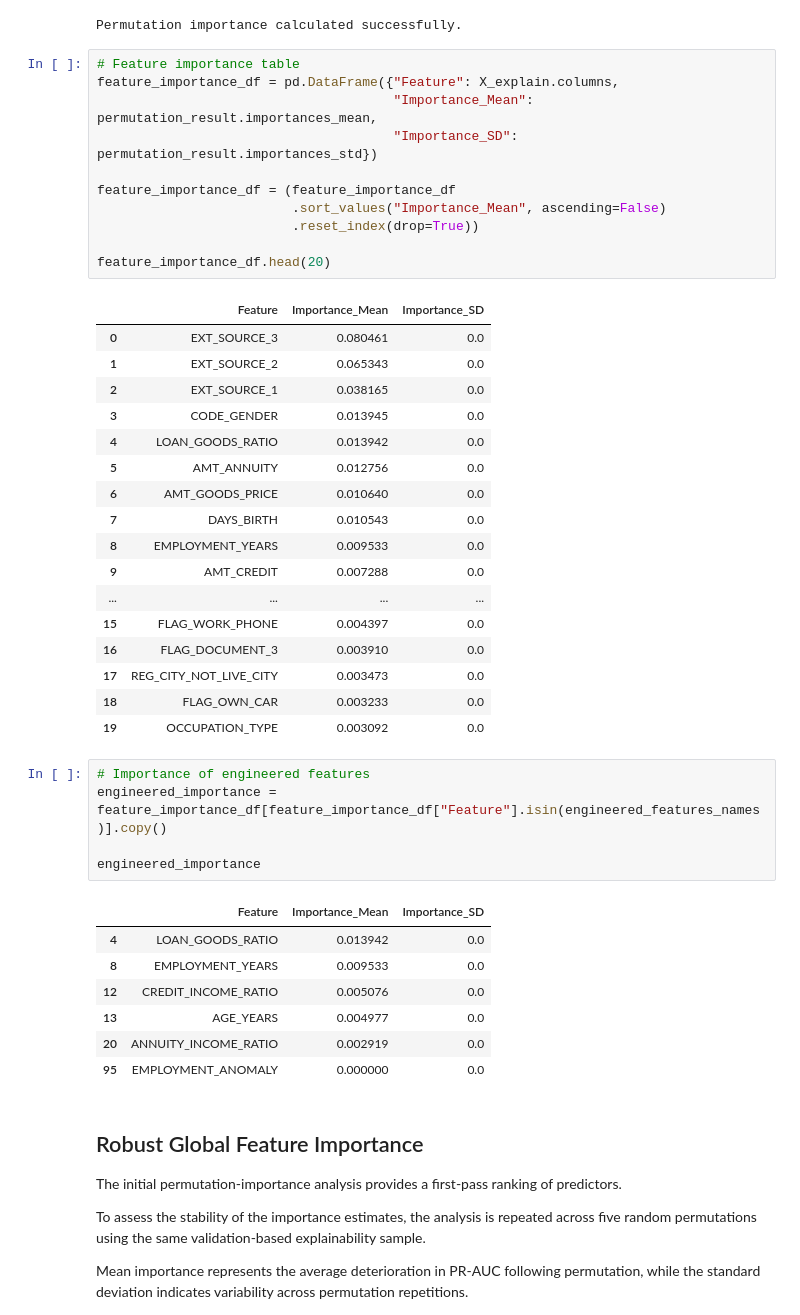
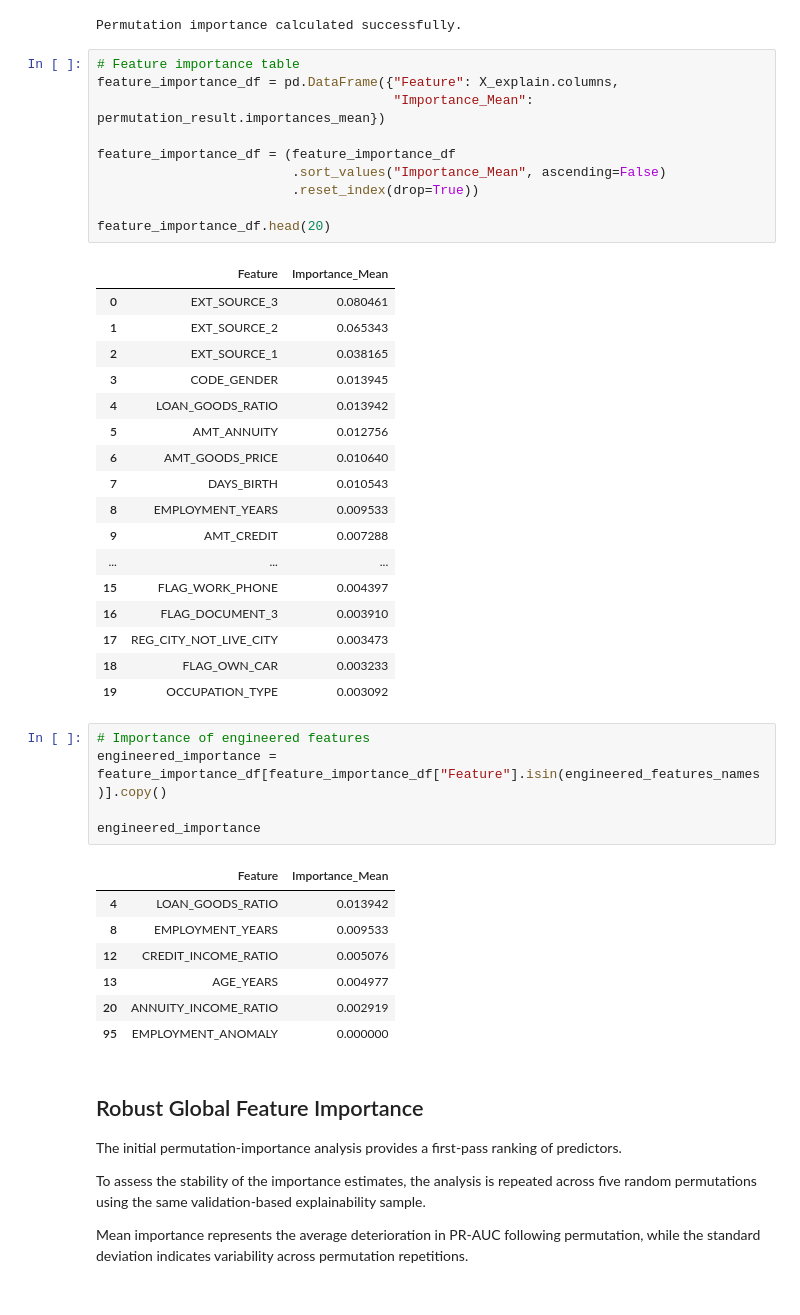
Before and after one commit to piyusharmaxo/credit-risk-modeling, a Jupyter notebook: notebooks/07_Advanced_Credit_Risk_Model_Development.ipynb, the cells around one changed output. Cells and saved outputs as stored; diff of their text form.

```diff
--- a/notebooks/07_Advanced_Credit_Risk_Model_Development.ipynb
+++ b/notebooks/07_Advanced_Credit_Risk_Model_Development.ipynb
@@ -1354,45 +1340,44 @@ Permutation importance calculated successfully.
 # %%
 # Feature importance table
 feature_importance_df = pd.DataFrame({"Feature": X_explain.columns,
-                                      "Importance_Mean": permutation_result.importances_mean,
-                                      "Importance_SD": permutation_result.importances_std})
+                                      "Importance_Mean": permutation_result.importances_mean})
 
 feature_importance_df = (feature_importance_df
                          .sort_values("Importance_Mean", ascending=False)
                          .reset_index(drop=True))
 
 feature_importance_df.head(20)
 # %% [output]
-|  | Feature | Importance_Mean | Importance_SD |
-| 0 | EXT_SOURCE_3 | 0.080461 | 0.0 |
-| 1 | EXT_SOURCE_2 | 0.065343 | 0.0 |
-| 2 | EXT_SOURCE_1 | 0.038165 | 0.0 |
-| 3 | CODE_GENDER | 0.013945 | 0.0 |
-| 4 | LOAN_GOODS_RATIO | 0.013942 | 0.0 |
-| 5 | AMT_ANNUITY | 0.012756 | 0.0 |
-| 6 | AMT_GOODS_PRICE | 0.010640 | 0.0 |
-| 7 | DAYS_BIRTH | 0.010543 | 0.0 |
-| 8 | EMPLOYMENT_YEARS | 0.009533 | 0.0 |
-| 9 | AMT_CREDIT | 0.007288 | 0.0 |
-| ... | ... | ... | ... |
-| 15 | FLAG_WORK_PHONE | 0.004397 | 0.0 |
-| 16 | FLAG_DOCUMENT_3 | 0.003910 | 0.0 |
-| 17 | REG_CITY_NOT_LIVE_CITY | 0.003473 | 0.0 |
-| 18 | FLAG_OWN_CAR | 0.003233 | 0.0 |
-| 19 | OCCUPATION_TYPE | 0.003092 | 0.0 |
+|  | Feature | Importance_Mean |
+| 0 | EXT_SOURCE_3 | 0.080461 |
+| 1 | EXT_SOURCE_2 | 0.065343 |
+| 2 | EXT_SOURCE_1 | 0.038165 |
+| 3 | CODE_GENDER | 0.013945 |
+| 4 | LOAN_GOODS_RATIO | 0.013942 |
+| 5 | AMT_ANNUITY | 0.012756 |
+| 6 | AMT_GOODS_PRICE | 0.010640 |
+| 7 | DAYS_BIRTH | 0.010543 |
+| 8 | EMPLOYMENT_YEARS | 0.009533 |
+| 9 | AMT_CREDIT | 0.007288 |
+| ... | ... | ... |
+| 15 | FLAG_WORK_PHONE | 0.004397 |
+| 16 | FLAG_DOCUMENT_3 | 0.003910 |
+| 17 | REG_CITY_NOT_LIVE_CITY | 0.003473 |
+| 18 | FLAG_OWN_CAR | 0.003233 |
+| 19 | OCCUPATION_TYPE | 0.003092 |
 # %%
 # Importance of engineered features
 engineered_importance = feature_importance_df[feature_importance_df["Feature"].isin(engineered_features_names)].copy()
 
 engineered_importance
 # %% [output]
-|  | Feature | Importance_Mean | Importance_SD |
-| 4 | LOAN_GOODS_RATIO | 0.013942 | 0.0 |
-| 8 | EMPLOYMENT_YEARS | 0.009533 | 0.0 |
-| 12 | CREDIT_INCOME_RATIO | 0.005076 | 0.0 |
-| 13 | AGE_YEARS | 0.004977 | 0.0 |
-| 20 | ANNUITY_INCOME_RATIO | 0.002919 | 0.0 |
-| 95 | EMPLOYMENT_ANOMALY | 0.000000 | 0.0 |
+|  | Feature | Importance_Mean |
+| 4 | LOAN_GOODS_RATIO | 0.013942 |
+| 8 | EMPLOYMENT_YEARS | 0.009533 |
+| 12 | CREDIT_INCOME_RATIO | 0.005076 |
+| 13 | AGE_YEARS | 0.004977 |
+| 20 | ANNUITY_INCOME_RATIO | 0.002919 |
+| 95 | EMPLOYMENT_ANOMALY | 0.000000 |
 # %% [markdown]
 ## Robust Global Feature Importance
 
```
Also changed, not shown: parts of 18 cells of this notebook.
